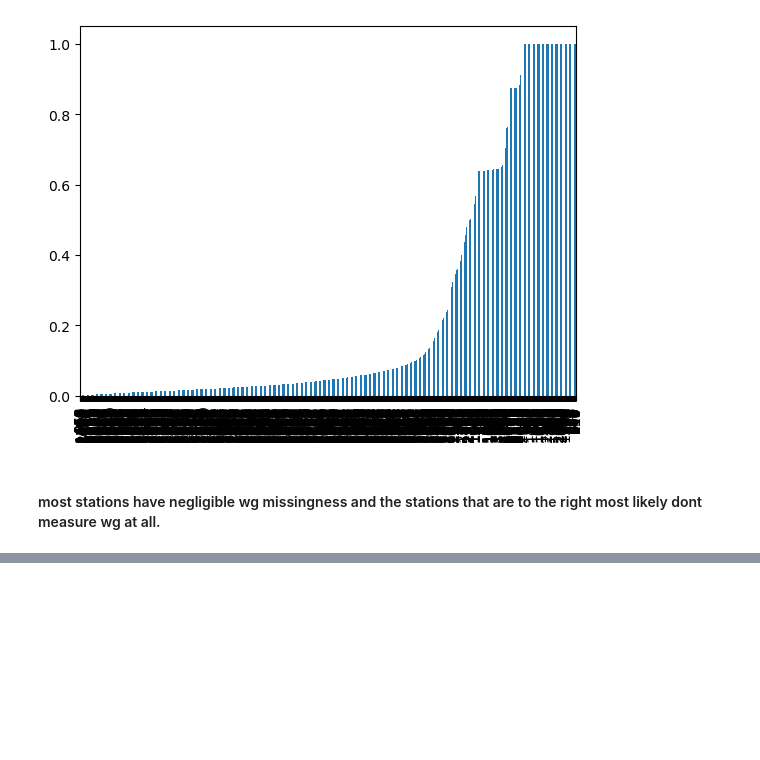
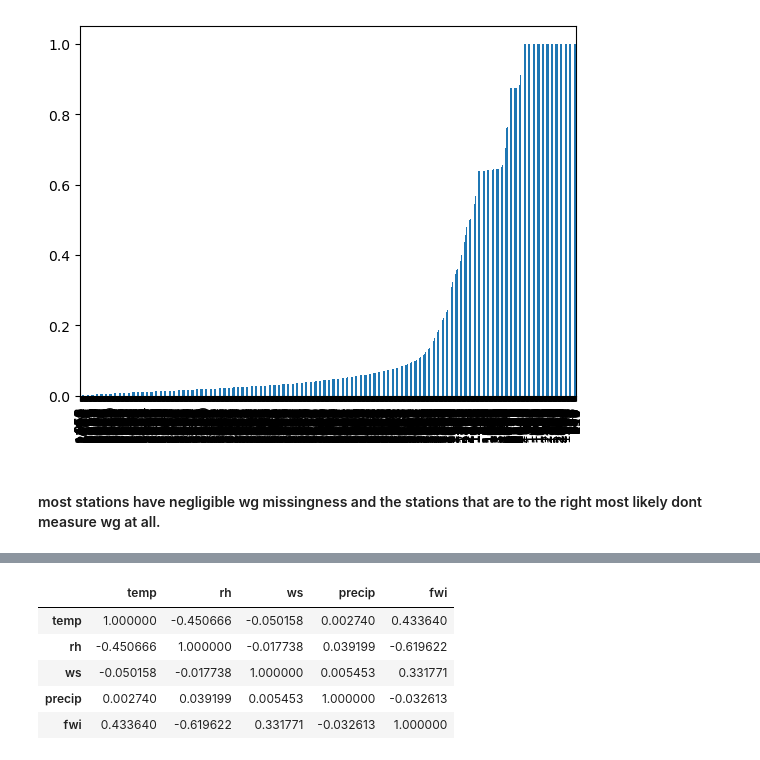
Before and after one commit to Mussab157/Wildfire-Prediction-Classification, a Jupyter notebook: notebooks/01_eda.ipynb, the cells around one changed output, grey strips where cells are left out. Saved outputs shown, nothing was run; the diff lists cells and outputs as text; code cells hidden in the pictures; blank space fills up the shorter version.

```diff
--- a/notebooks/01_eda.ipynb
+++ b/notebooks/01_eda.ipynb
@@ -744,0 +759,10 @@ df_aes_isna['empty/total'].sort_values(ascending=True).plot(kind='bar')
+# %%
+feature_corr=df_model_features.corr()
+feature_corr
+# %% [output]
+|  | temp | rh | ws | precip | fwi |
+| temp | 1.000000 | -0.450666 | -0.050158 | 0.002740 | 0.433640 |
+| rh | -0.450666 | 1.000000 | -0.017738 | 0.039199 | -0.619622 |
+| ws | -0.050158 | -0.017738 | 1.000000 | 0.005453 | 0.331771 |
+| precip | 0.002740 | 0.039199 | 0.005453 | 1.000000 | -0.032613 |
+| fwi | 0.433640 | -0.619622 | 0.331771 | -0.032613 | 1.000000 |
```
Also changed, not shown: parts of 16 cells of this notebook.
